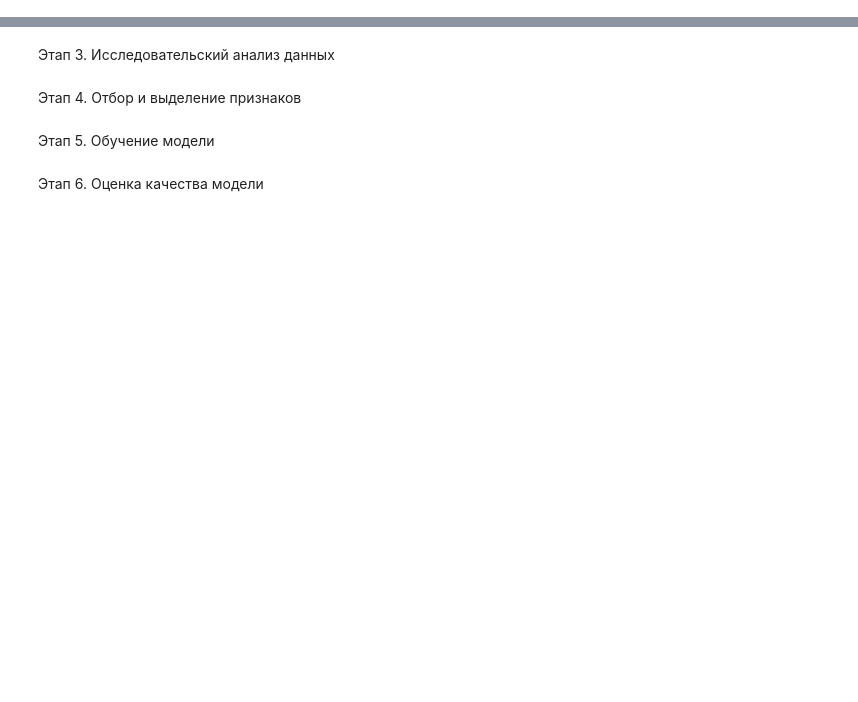
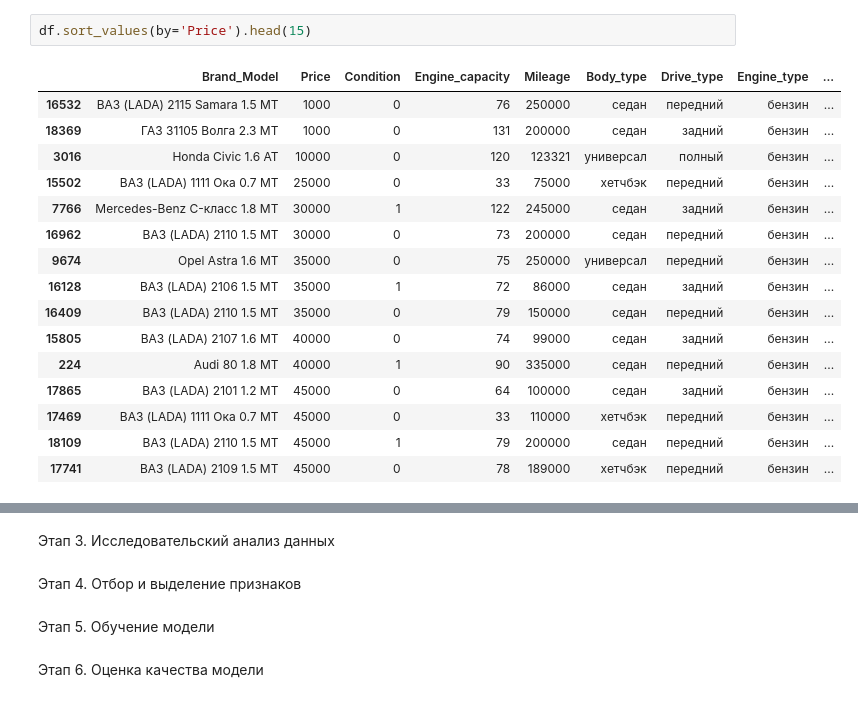
Before and after one commit to MagGoldi/Predicting_cost_car, a Jupyter notebook: Predicting/Price_prediction.ipynb, the cells around one changed output, grey strips where cells are left out. Cells and saved outputs as stored; diff of their text form; blank space fills up the shorter version.

```diff
--- a/Predicting/Price_prediction.ipynb
+++ b/Predicting/Price_prediction.ipynb
@@ -66,0 +118,19 @@ dtype: int64
+# %%
+df.sort_values(by='Price').head(15)
+# %% [output]
+|  | Brand_Model | Price | Condition | Engine_capacity | Mileage | Body_type | Drive_type | Engine_type | ... |
+| 16532 | ВАЗ (LADA) 2115 Samara 1.5 MT | 1000 | 0 | 76 | 250000 | седан | передний | бензин | ... |
+| 18369 | ГАЗ 31105 Волга 2.3 MT | 1000 | 0 | 131 | 200000 | седан | задний | бензин | ... |
+| 3016 | Honda Civic 1.6 AT | 10000 | 0 | 120 | 123321 | универсал | полный | бензин | ... |
+| 15502 | ВАЗ (LADA) 1111 Ока 0.7 MT | 25000 | 0 | 33 | 75000 | хетчбэк | передний | бензин | ... |
+| 7766 | Mercedes-Benz C-класс 1.8 MT | 30000 | 1 | 122 | 245000 | седан | задний | бензин | ... |
+| 16962 | ВАЗ (LADA) 2110 1.5 MT | 30000 | 0 | 73 | 200000 | седан | передний | бензин | ... |
+| 9674 | Opel Astra 1.6 MT | 35000 | 0 | 75 | 250000 | универсал | передний | бензин | ... |
+| 16128 | ВАЗ (LADA) 2106 1.5 MT | 35000 | 1 | 72 | 86000 | седан | задний | бензин | ... |
+| 16409 | ВАЗ (LADA) 2110 1.5 MT | 35000 | 0 | 79 | 150000 | седан | передний | бензин | ... |
+| 15805 | ВАЗ (LADA) 2107 1.6 MT | 40000 | 0 | 74 | 99000 | седан | задний | бензин | ... |
+| 224 | Audi 80 1.8 MT | 40000 | 1 | 90 | 335000 | седан | передний | бензин | ... |
+| 17865 | ВАЗ (LADA) 2101 1.2 MT | 45000 | 0 | 64 | 100000 | седан | задний | бензин | ... |
+| 17469 | ВАЗ (LADA) 1111 Ока 0.7 MT | 45000 | 0 | 33 | 110000 | хетчбэк | передний | бензин | ... |
+| 18109 | ВАЗ (LADA) 2110 1.5 MT | 45000 | 1 | 79 | 200000 | седан | передний | бензин | ... |
+| 17741 | ВАЗ (LADA) 2109 1.5 MT | 45000 | 0 | 78 | 189000 | хетчбэк | передний | бензин | ... |
```
Also changed, not shown: parts of 45 cells of this notebook, 1 other file.
